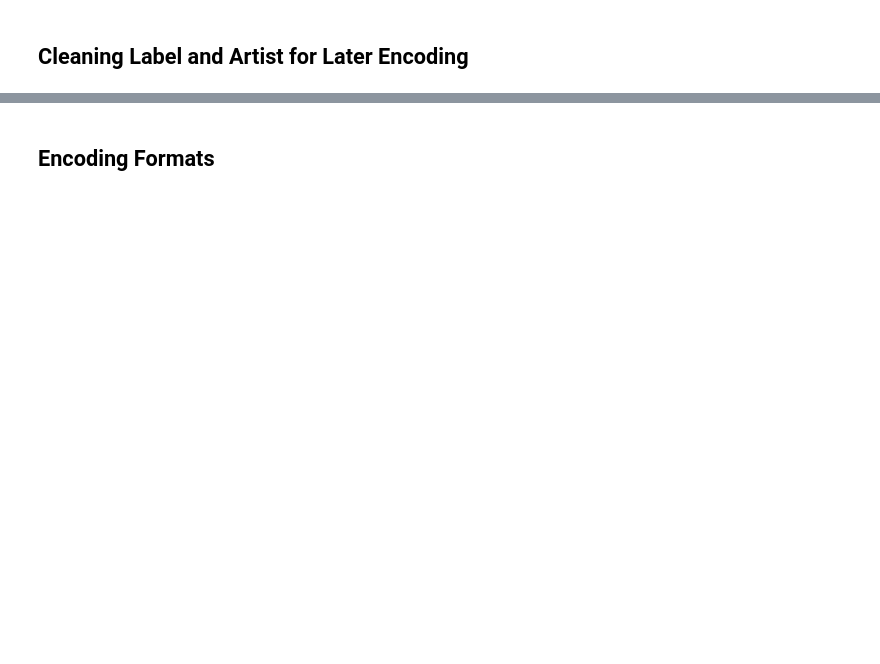
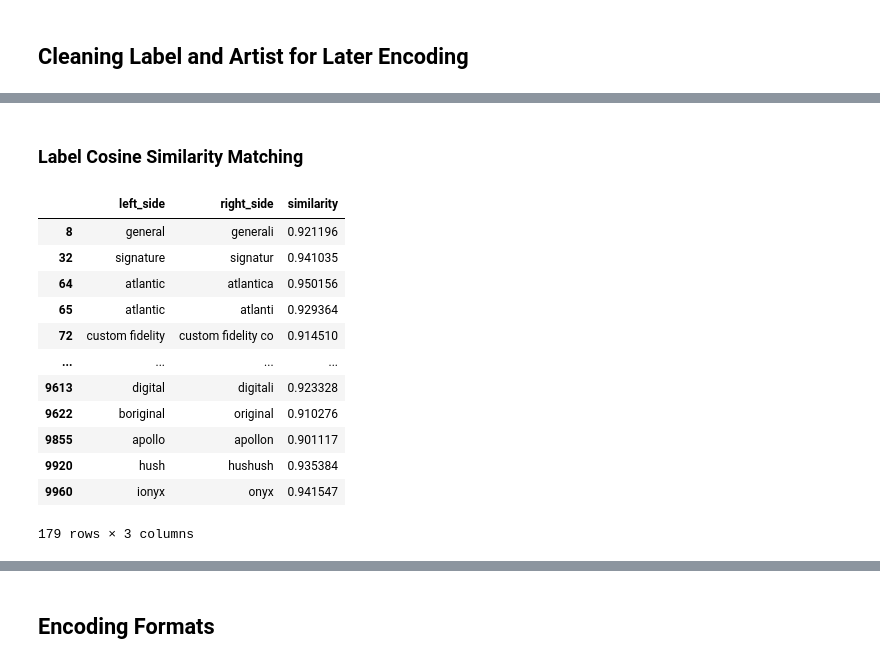
Before and after one commit to helmigsimon/EPFL-Capstone-Project, a Jupyter notebook: 01-Processing.ipynb, the cells around one changed output, grey strips where cells are left out. Saved outputs shown, nothing was run; the diff lists cells and outputs as text; code cells hidden in the pictures; blank space fills up the shorter version.

```diff
--- a/01-Processing.ipynb
+++ b/01-Processing.ipynb
@@ -152,0 +127,31 @@ cleaned_label_col = api_df['label'].apply(clean_label_column)
+# %%
+artist_match_lookup = create_match_lookup(artist_matches_df)
+
+#Check that all lookup values are final nodes
+for key, value in artist_match_lookup.items():
+    try:
+        assert artist_match_lookup[value] == value
+    except KeyError:
+        continue
+
+#Convert artist names to best compressed value according to match lookup table
+api_df['artist_clean'] = api_df['artist_clean'].apply(lambda x: artist_match_lookup[x] if artist_match_lookup.get(x) else x)
+# %% [markdown]
+### Label Cosine Similarity Matching
+# %%
+label_matches_df = get_cosine_similarity_matches(api_df['label_clean'],get_ngrams)
+label_matches_df
+# %% [output]
+|  | left_side | right_side | similarity |
+| 8 | general | generali | 0.921196 |
+| 32 | signature | signatur | 0.941035 |
+| 64 | atlantic | atlantica | 0.950156 |
+| 65 | atlantic | atlanti | 0.929364 |
+| 72 | custom fidelity | custom fidelity co | 0.914510 |
+| ... | ... | ... | ... |
+| 9613 | digital | digitali | 0.923328 |
+| 9622 | boriginal | original | 0.910276 |
+| 9855 | apollo | apollon | 0.901117 |
+| 9920 | hush | hushush | 0.935384 |
+| 9960 | ionyx | onyx | 0.941547 |
+179 rows × 3 columns
```
Also changed, not shown: parts of 80 cells of this notebook, 2 other files.
